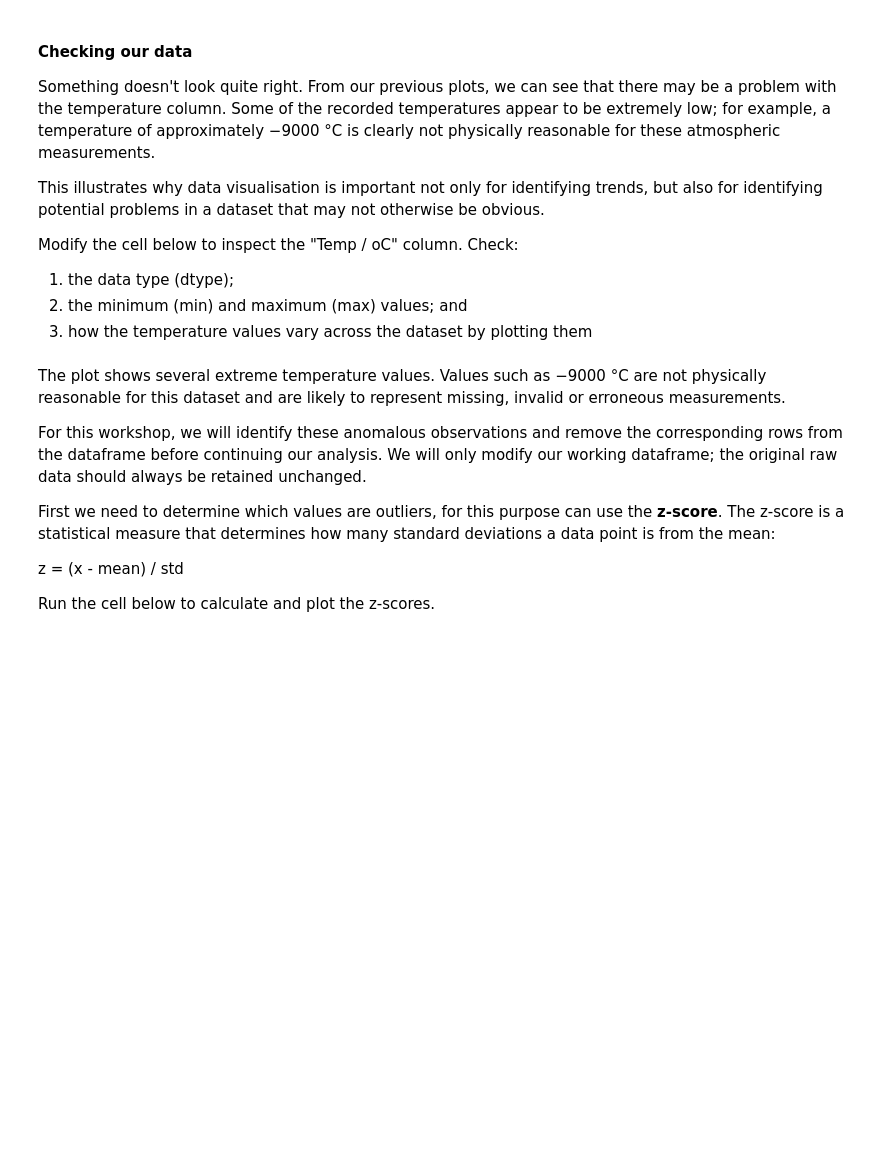
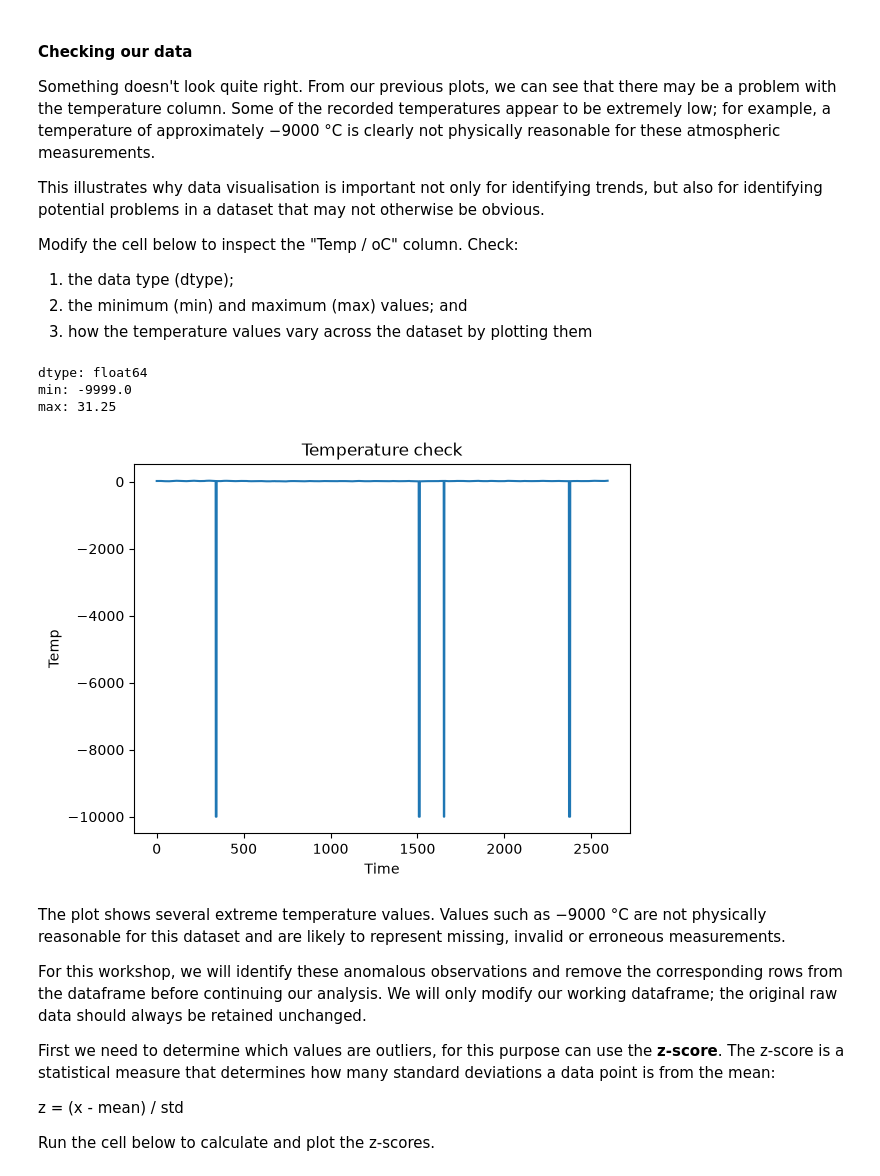
Before and after one commit to YesYY1/Digital-Skills-D3-U2, a Jupyter notebook: SVD_workshop.ipynb, the cells around one changed output. Saved outputs shown, nothing was run; the diff lists cells and outputs as text; code cells hidden in the pictures; blank space fills up the shorter version.

```diff
--- a/SVD_workshop.ipynb
+++ b/SVD_workshop.ipynb
@@ -162,25 +171,30 @@ Modify the cell below to inspect the "Temp / oC" column. Check:
 3. how the temperature values vary across the dataset by plotting them
 # %%
 #define the variable column and the column Temp / oC from the dataframe called numeric_df.
-col = ___['___']
+col = numeric_df['Temp / oC']
 
 #print the datatype
 print("dtype:", col.dtype)
 #print the minimum value
 print("min:", col.min())
 #print the maximum value
-print("___:", ___.___())
+print("max:", col.max())
 
 #plot the data
 plt.figure()
-plt.plot(___)
+plt.plot(col)
 #set the title
-____.____("Temperature check")
+plt.title("Temperature check")
 #set the labels
-plt._____("_____")
-plt._____("_____")
+plt.xlabel("Time")
+plt.ylabel("Temp")
 #show the plot
 plt.show()
+# %% [output]
+dtype: float64
+min: -9999.0
+max: 31.25
+[figure, added]
 # %% [markdown]
 The plot shows several extreme temperature values. Values such as −9000 °C are not physically reasonable for this dataset and are likely to represent missing, invalid or erroneous measurements.
 
```
Also changed, not shown: parts of 8 cells of this notebook.
